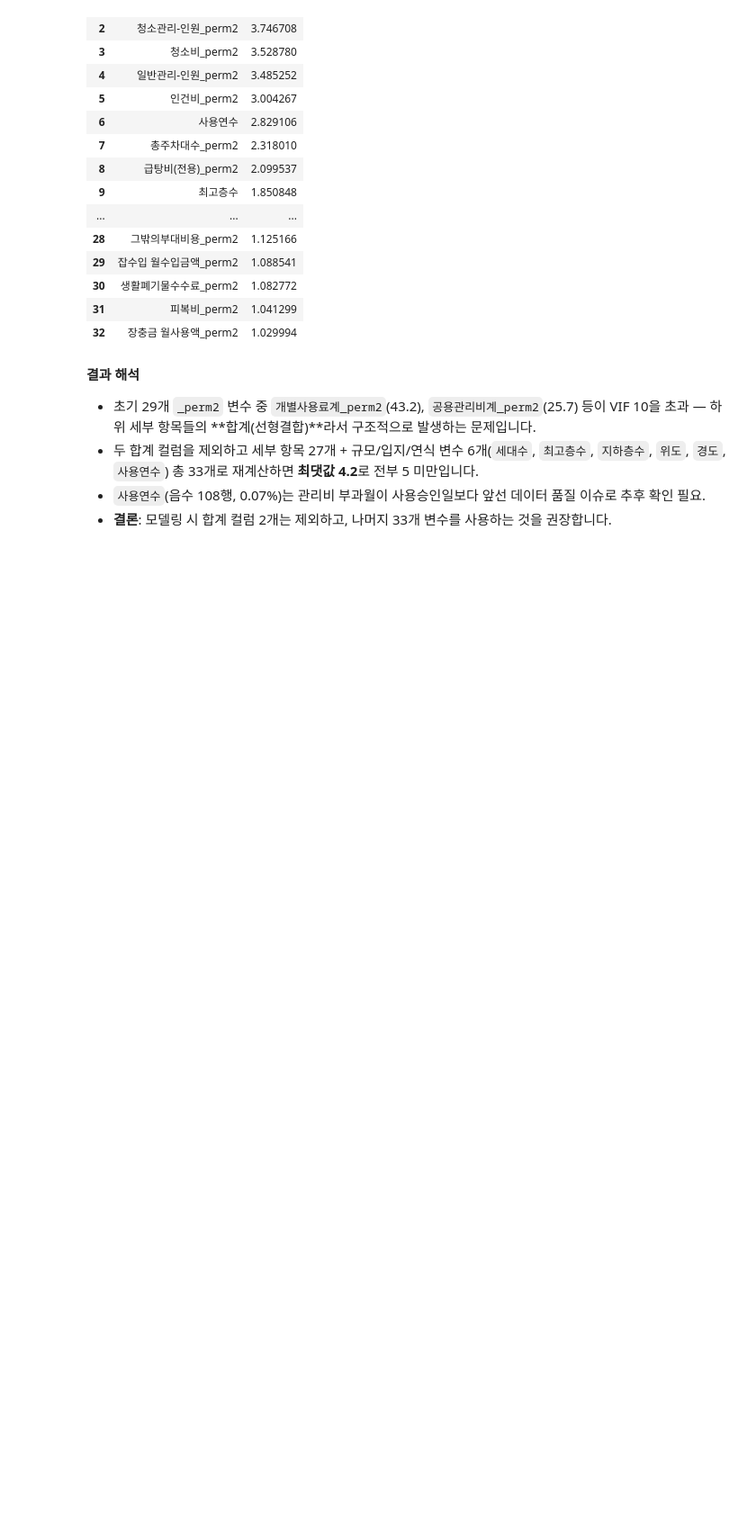
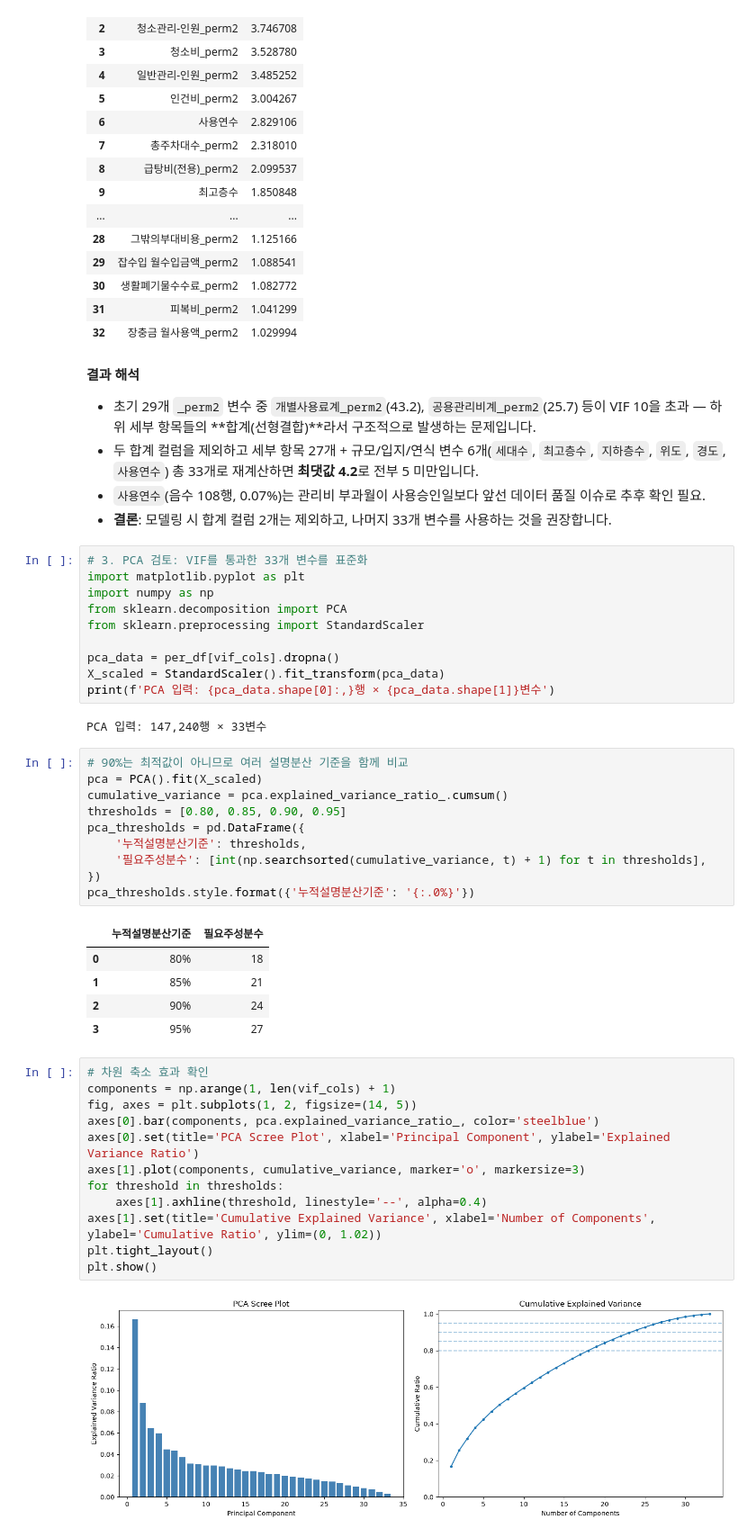
Before and after one commit to roh-git/mlapt_project, a Jupyter notebook: main_analysis.ipynb, the cells around one changed output. Shown at 90% size. Cells and saved outputs as stored; diff of their text form; blank space fills up the shorter version.

```diff
--- a/main_analysis.ipynb
+++ b/main_analysis.ipynb
@@ -250,3 +250,45 @@ VIF 계산 대상: 33개 변수 (세부항목 27개 + 규모/입지/연식 변
 - 두 합계 컬럼을 제외하고 세부 항목 27개 + 규모/입지/연식 변수 6개(`세대수`, `최고층수`, `지하층수`, `위도`, `경도`, `사용연수`) 총 33개로 재계산하면 **최댓값 4.2**로 전부 5 미만입니다.
 - `사용연수`(음수 108행, 0.07%)는 관리비 부과월이 사용승인일보다 앞선 데이터 품질 이슈로 추후 확인 필요.
 - **결론**: 모델링 시 합계 컬럼 2개는 제외하고, 나머지 33개 변수를 사용하는 것을 권장합니다.
+# %%
+# 3. PCA 검토: VIF를 통과한 33개 변수를 표준화
+import matplotlib.pyplot as plt
+import numpy as np
+from sklearn.decomposition import PCA
+from sklearn.preprocessing import StandardScaler
+
+pca_data = per_df[vif_cols].dropna()
+X_scaled = StandardScaler().fit_transform(pca_data)
+print(f'PCA 입력: {pca_data.shape[0]:,}행 × {pca_data.shape[1]}변수')
+# %% [output]
+PCA 입력: 147,240행 × 33변수
+# %%
+# 90%는 최적값이 아니므로 여러 설명분산 기준을 함께 비교
+pca = PCA().fit(X_scaled)
+cumulative_variance = pca.explained_variance_ratio_.cumsum()
+thresholds = [0.80, 0.85, 0.90, 0.95]
+pca_thresholds = pd.DataFrame({
+    '누적설명분산기준': thresholds,
+    '필요주성분수': [int(np.searchsorted(cumulative_variance, t) + 1) for t in thresholds],
+})
+pca_thresholds.style.format({'누적설명분산기준': '{:.0%}'})
+# %% [output]
+|  | 누적설명분산기준 | 필요주성분수 |
+| 0 | 80% | 18 |
+| 1 | 85% | 21 |
+| 2 | 90% | 24 |
+| 3 | 95% | 27 |
+# %%
+# 차원 축소 효과 확인
+components = np.arange(1, len(vif_cols) + 1)
+fig, axes = plt.subplots(1, 2, figsize=(14, 5))
+axes[0].bar(components, pca.explained_variance_ratio_, color='steelblue')
+axes[0].set(title='PCA Scree Plot', xlabel='Principal Component', ylabel='Explained Variance Ratio')
+axes[1].plot(components, cumulative_variance, marker='o', markersize=3)
+for threshold in thresholds:
+    axes[1].axhline(threshold, linestyle='--', alpha=0.4)
+axes[1].set(title='Cumulative Explained Variance', xlabel='Number of Components', ylabel='Cumulative Ratio', ylim=(0, 1.02))
+plt.tight_layout()
+plt.show()
+# %% [output]
+[figure, added]
```
Also changed, not shown: parts of 1 cell of this notebook.
